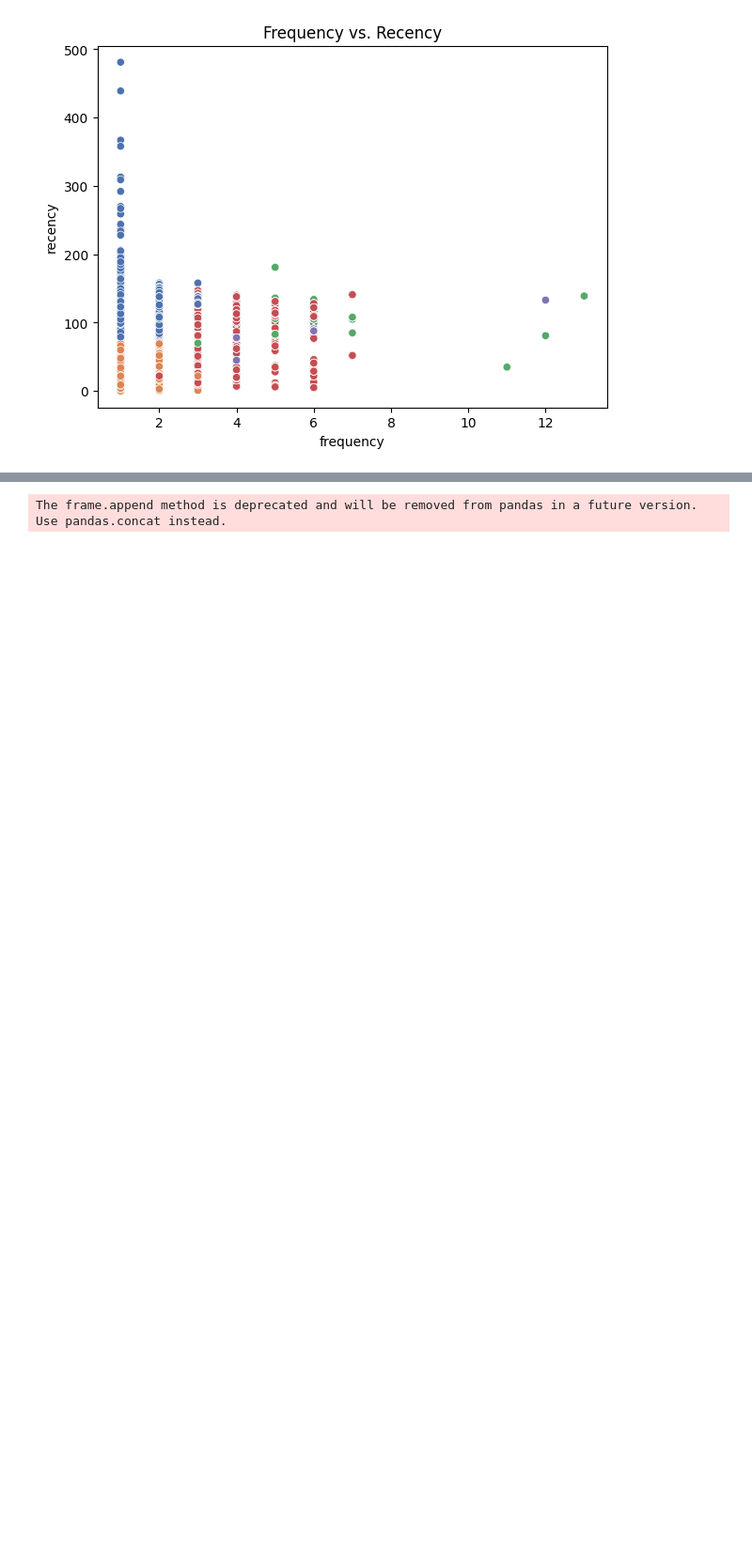
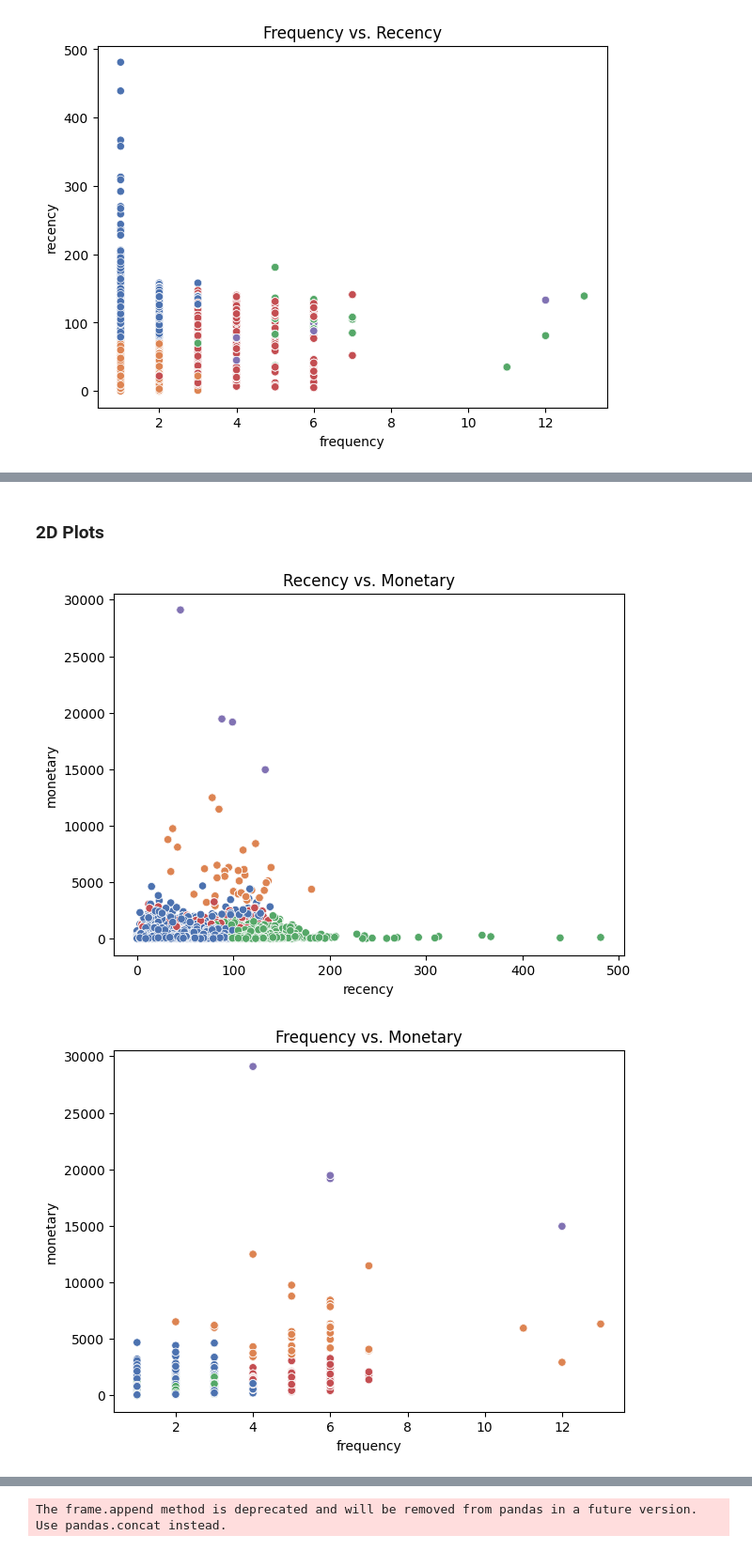
Before and after one commit to prffraia/Machine_Learning, a Jupyter notebook: 03_Clustering.ipynb, the cells around one changed output, grey strips where cells are left out. Shown at 94% size. Saved outputs shown, nothing was run; the diff lists cells and outputs as text; code cells hidden in the pictures; blank space fills up the shorter version.

```diff
--- a/03_Clustering.ipynb
+++ b/03_Clustering.ipynb
@@ -187,0 +298,32 @@ plt.show() # Show the plot
+# %% [markdown]
+### 2D Plots
+# %%
+import seaborn as sns
+
+# Visualize the clusters
+fig, ax = plt.subplots(figsize=(7, 5))
+# Create a scatter plot of the data, with points colored by cluster label
+sns.scatterplot(data=df_rfm, x=df_rfm['recency'], y=df_rfm['monetary'], hue=df_rfm['Cluster_h'], palette='deep', legend=None)
+plt.title('Recency vs. Monetary') # Set the title of the plot
+plt.show() # Show the plot
+
+print('\n')
+
+# Visualize the clusters
+fig, ax = plt.subplots(figsize=(7, 5))
+# Create a scatter plot of the data, with points colored by cluster label
+sns.scatterplot(data=df_rfm, x=df_rfm['frequency'], y=df_rfm['monetary'], hue=df_rfm['Cluster_h'], palette='deep', legend=None)
+plt.title('Frequency vs. Monetary') # Set the title of the plot
+plt.show() # Show the plot
+
+print('\n')
+
+# Visualize the clusters
+fig, ax = plt.subplots(figsize=(7, 5))
+# Create a scatter plot of the data, with points colored by cluster label
+sns.scatterplot(data=df_rfm, x=df_rfm['frequency'], y=df_rfm['recency'], hue=df_rfm['Cluster_h'], palette='deep', legend=None)
+plt.title('Frequency vs. Recency') # Set the title of the plot
+plt.show() # Show the plot
+# %% [output]
+[figure, added]
+[figure, added]
```
Also changed, not shown: parts of 11 cells of this notebook.
